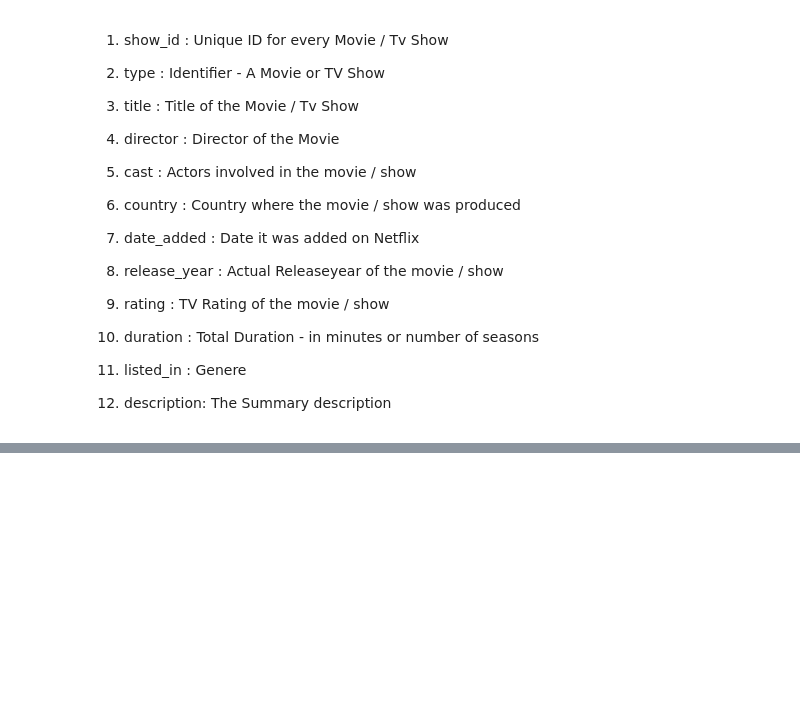
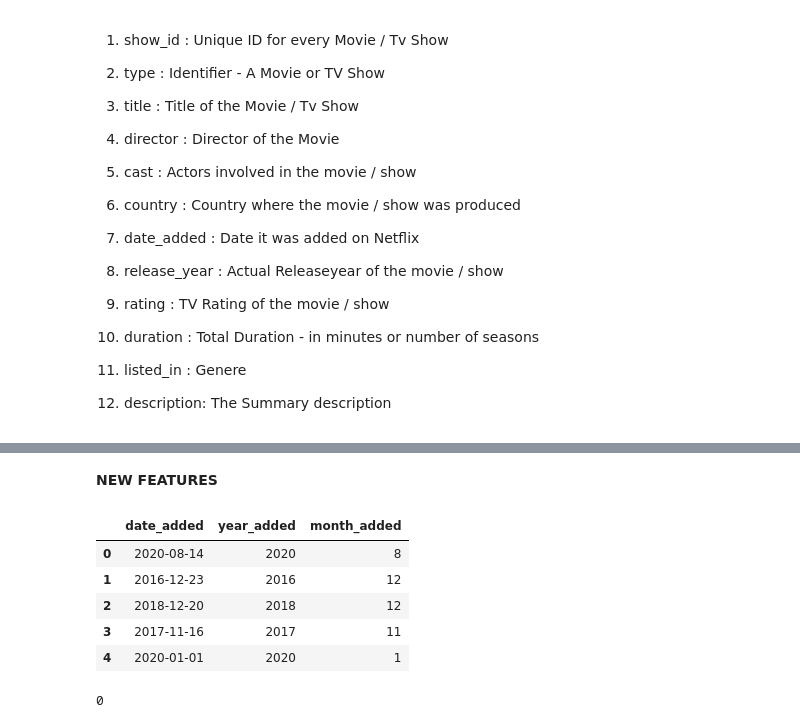
Before and after one commit to saqquib/Netflix-Movies-and-TV-Shows-Clustering, a Jupyter notebook: NETFLIX_MOVIES_AND_TV_SHOWS_CLUSTERING.ipynb, the cells around one changed output, grey strips where cells are left out. Cells and saved outputs as stored; diff of their text form; code cells hidden in the pictures; blank space fills up the shorter version.

```diff
--- a/NETFLIX_MOVIES_AND_TV_SHOWS_CLUSTERING.ipynb
+++ b/NETFLIX_MOVIES_AND_TV_SHOWS_CLUSTERING.ipynb
@@ -46,0 +285,10 @@ Integrating this dataset with other external datasets such as IMDB ratings, rott
+# %%
+#Replacing Null to its mode values and drop irrelevant column
+netflix_data['rating'].replace(np.nan, 'TV-MA',inplace  = True)
+netflix_data['country'].replace(np.nan, 'United States',inplace  = True)
+netflix_data['cast'].replace(np.nan, 'missing info',inplace  = True)
+
+netflix_data= netflix_data.drop(columns= ['director'],axis=1)
+# %%
+#date_added column
+netflix_data = netflix_data[netflix_data['date_added'].notna()]
@@ -46,0 +311,22 @@ Integrating this dataset with other external datasets such as IMDB ratings, rott
+# %% [markdown]
+**NEW FEATURES**
+# %%
+# Add new features
+netflix_data["date_added"] = pd.to_datetime(netflix_data['date_added'])
+netflix_data['year_added'] = netflix_data['date_added'].dt.year
+netflix_data['month_added'] = netflix_data['date_added'].dt.month
+# %%
+#checking for head after seperating date ,month,year
+netflix_data[["date_added","year_added","month_added"]].head()
+# %% [output]
+|  | date_added | year_added | month_added |
+| 0 | 2020-08-14 | 2020 | 8 |
+| 1 | 2016-12-23 | 2016 | 12 |
+| 2 | 2018-12-20 | 2018 | 12 |
+| 3 | 2017-11-16 | 2017 | 11 |
+| 4 | 2020-01-01 | 2020 | 1 |
+# %%
+# Check the Duplicates entries
+len (netflix_data[netflix_data.duplicated()])
+# %% [output]
+0
```
Also changed, not shown: parts of 17 cells of this notebook.
